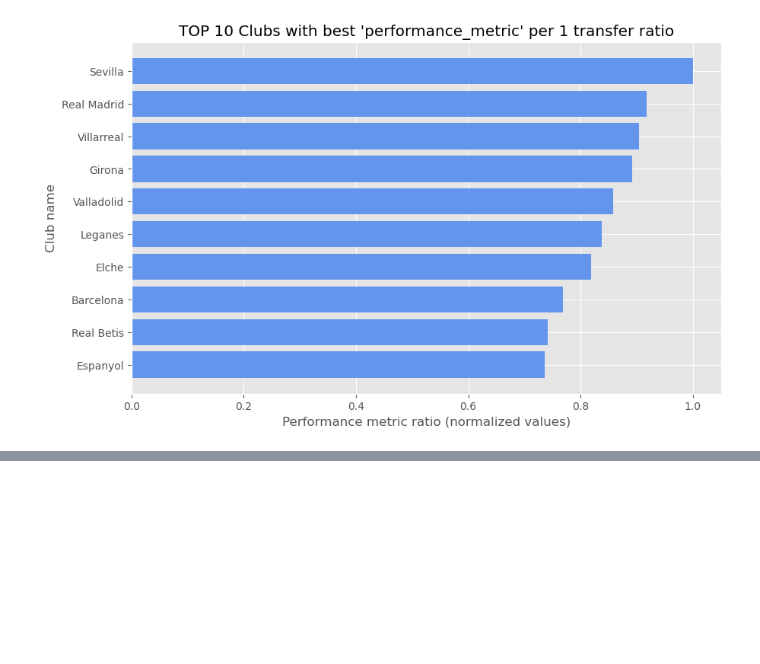
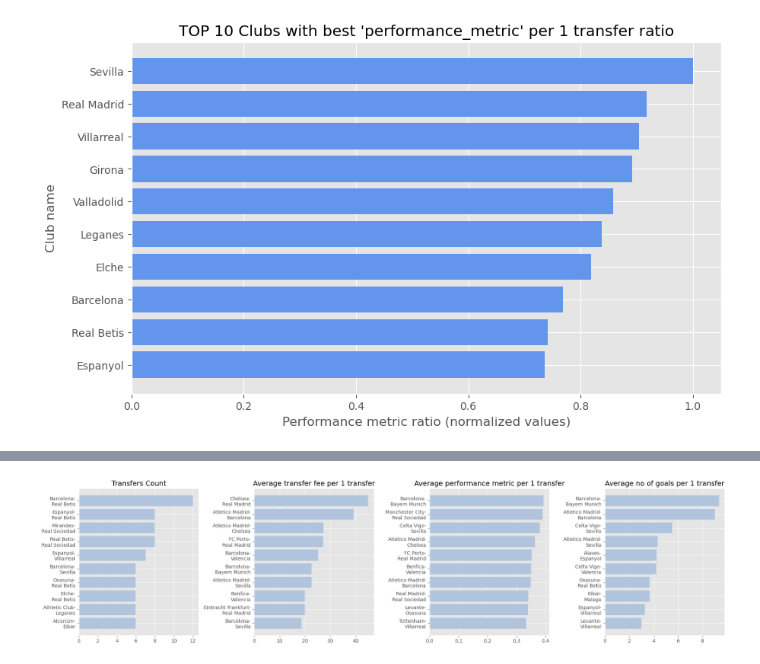
Before and after one commit to adrianmadry/la_liga_transfers, a Jupyter notebook: data_analysis.ipynb, the cells around one changed output, grey strips where cells are left out. Drawn from its saved outputs; the diff is of its cells as text; code cells hidden in the pictures; blank space fills up the shorter version.

Commit message:
Add 'transfer dynamics between clubs' stats

```diff
--- a/data_analysis.ipynb
+++ b/data_analysis.ipynb
@@ -498,0 +501,18 @@ plt.show
+# %%
+# Create a DataFrame that contains info about transfers between pairs of clubs.
+transfer_pairs = merged_df.groupby(by=['transfers_teams_in_name', 'transfers_teams_out_name']).agg({'player_id': 'count', 'transfer_fee': 'sum', 'performance_metric': 'sum', 'statistics_goals_total': 'sum'}).reset_index()
+transfer_pairs.columns = ['transfers_teams_in_name', 'transfers_teams_out_name', 'transfers_count', 'total_transfers_fee', 'performance_metric_sum', 'goals_sum']
+
+transfer_pairs['Pair'] = np.where(transfer_pairs['transfers_teams_in_name'] < transfer_pairs['transfers_teams_out_name'],
+                         transfer_pairs['transfers_teams_in_name'] + '-' + transfer_pairs['transfers_teams_out_name'],
+                         transfer_pairs['transfers_teams_out_name'] + '-' + transfer_pairs['transfers_teams_in_name'])
+
+# Group data by Pairs
+grouped_pairs = transfer_pairs.groupby('Pair').agg({'transfers_count': 'sum', 'total_transfers_fee': 'sum', 'performance_metric_sum': 'sum', 'goals_sum': 'sum'}).reset_index()
+
+# Calculate additional columns
+grouped_pairs['avg_transfer_fee'] = grouped_pairs['total_transfers_fee'] / grouped_pairs['transfers_count']
+grouped_pairs['avg_performance_metric'] = grouped_pairs['performance_metric_sum'] / grouped_pairs['transfers_count']
+grouped_pairs['avg_goals'] = grouped_pairs['goals_sum'] / grouped_pairs['transfers_count']
+
+grouped_pairs.head(3)
@@ -498,0 +524,38 @@ plt.show
+# %%
+# Change display of 'Pair' to better readibility on chart
+fixed_pairs = grouped_pairs.copy()
+fixed_pairs['Pair'] = fixed_pairs['Pair'].str.replace('-', '-\n')
+
+# Create ssequence of separate bar plots
+fig, axs = plt.subplots(1, 4, figsize=(20, 5))
+plt.style.use('ggplot')
+
+# Bar plot for 'transfers_count'
+top_count = fixed_pairs.sort_values('transfers_count', ascending=False).head(10)
+axs[0].barh(top_count['Pair'], top_count['transfers_count'], color='lightsteelblue')
+axs[0].set_title('Transfers Count')
+axs[0].invert_yaxis()
+
+# Bar plot for 'transfer fee' per 1 transfer
+top_avg_fee = fixed_pairs[fixed_pairs['transfers_count'] > 2].sort_values('avg_transfer_fee', ascending=False).head(10) # consider only pairs that made > 2 transfers
+axs[1].barh(top_avg_fee['Pair'], top_avg_fee['avg_transfer_fee'], color='lightsteelblue')
+axs[1].set_title('Average transfer fee per 1 transfer')
+axs[1].invert_yaxis()
+
+# Bar plot for 'performance_metric_sum' per 1 transfer
+top_performance = fixed_pairs[fixed_pairs['transfers_count'] > 2].sort_values('avg_performance_metric', ascending=False).head(10) # consider only pairs that made > 2 transfers
+axs[2].barh(top_performance['Pair'], top_performance['avg_performance_metric'], color='lightsteelblue')
+axs[2].set_title('Average performance metric per 1 transfer')
+axs[2].invert_yaxis()
+
+# Bar plot for 'goals_sum' per 1 transfer
+top_goals = fixed_pairs[fixed_pairs['transfers_count'] > 2].sort_values('avg_goals', ascending=False).head(10) # consider only pairs that made > 2 transfers
+axs[3].barh(top_goals['Pair'], top_goals['avg_goals'], color='lightsteelblue')
+axs[3].set_title('Average no of goals per 1 transfer')
+axs[3].invert_yaxis()
+
+plt.tight_layout()
+
+plt.show()
+# %% [output]
+[figure, added]
```
Also changed, not shown: parts of 4 cells of this notebook.
